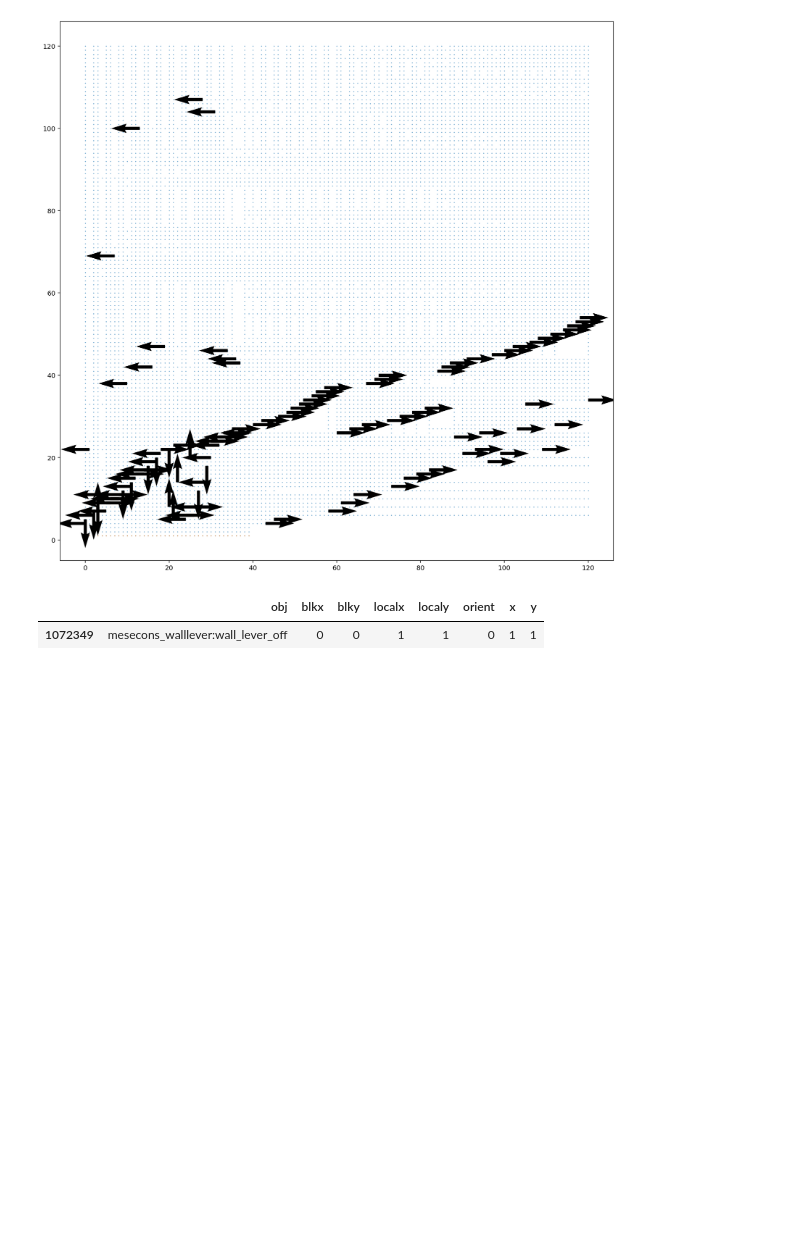
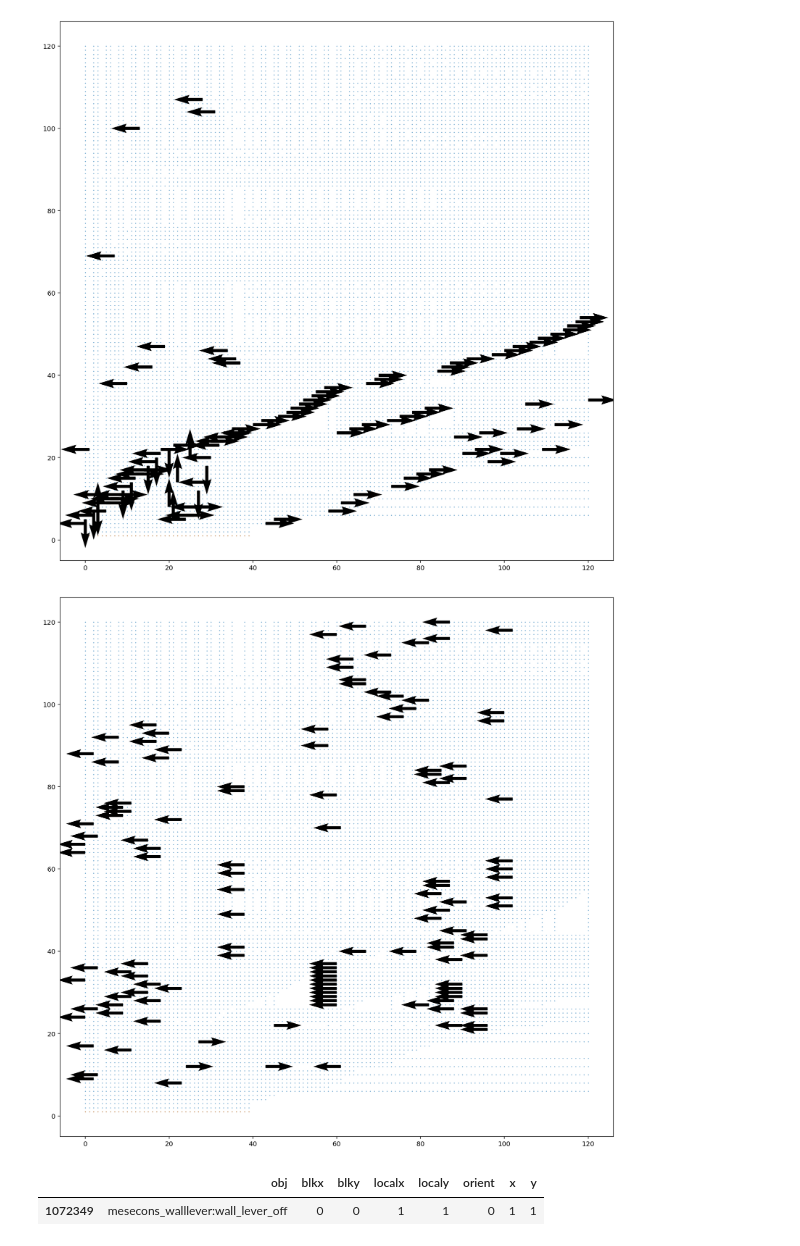
Before and after one commit to ProfFan/happyminetest, a Jupyter notebook: solve.ipynb, the cells around one changed output. Saved outputs shown, nothing was run; the diff lists cells and outputs as text; code cells hidden in the pictures; blank space fills up the shorter version.

Commit message:
add tjunction

```diff
--- a/solve.ipynb
+++ b/solve.ipynb
@@ -108,6 +108,20 @@ plt.quiver(tcorn[0], tcorn[1],np.sin(0.5*np.pi*tcorn[2]),np.cos(0.5*np.pi*tcorn[
 plt.savefig("dump.png")
 # %% [output]
 [figure]
+# %%
+# 结论：tjunction 的 orient 指向是没有接头的那边
+#               |
+#  ------------  ----> orient
+#               |
+plt.figure(figsize=(15,15))
+plt.scatter(vals[0],vals[1],s=0.1)
+lever = local_display(df[df['obj'].str.match('mesecons_walllever:wall_lever_off')],1,1,120,120).T
+plt.scatter(lever[0], lever[1],s=0.1)
+tjunc = local_display(df[df['obj'].str.match('mesecons_extrawires:tjun')],1,1,120,120).T
+plt.quiver(tjunc[0], tjunc[1],np.sin(0.5*np.pi*tjunc[2]),np.cos(0.5*np.pi*tjunc[2]))
+plt.savefig("dump.png")
+# %% [output]
+[figure, added]
 # %%
 def tracer(d, x, y):
     cur = d[(d['x'] == x) & (d['y'] == y)]
```
Also changed, not shown: parts of 1 cell of this notebook.
